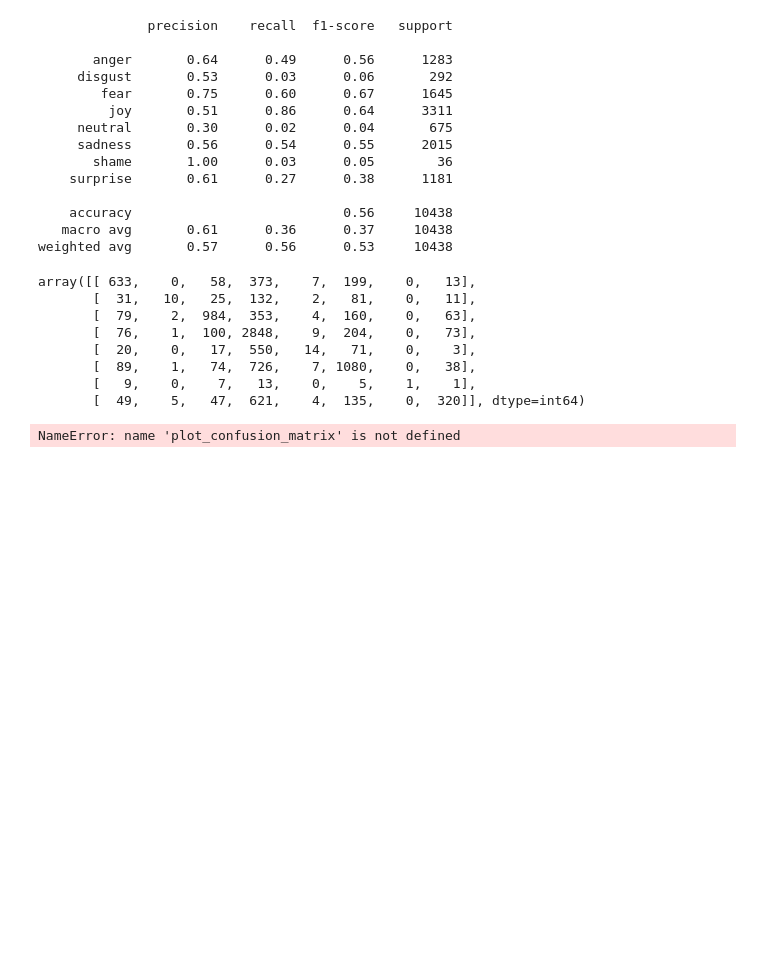
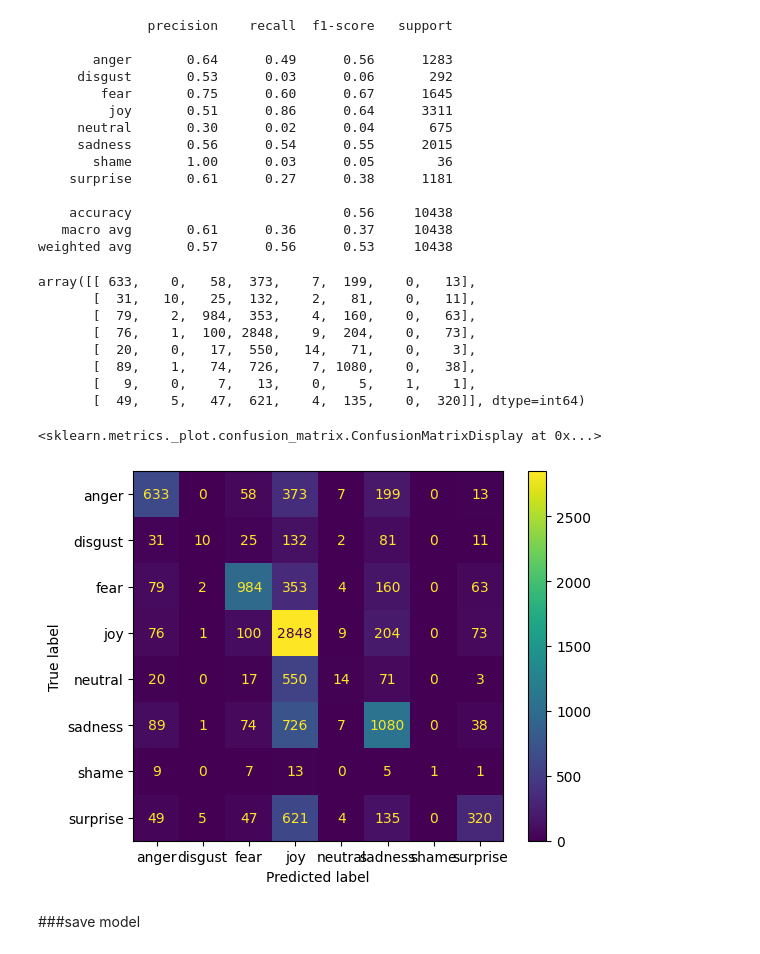
Before and after one commit to pooja080499/Emotion-Detection-ML, a Jupyter notebook: nootbooks/emotion_detection.ipynb, the cells around one changed output. Cells and saved outputs as stored; diff of their text form; code cells hidden in the pictures; blank space fills up the shorter version.

Commit message:
saved the model

```diff
--- a/nootbooks/emotion_detection.ipynb
+++ b/nootbooks/emotion_detection.ipynb
@@ -505,7 +505,15 @@ array([[ 633,    0,   58,  373,    7,  199,    0,   13],
        [   9,    0,    7,   13,    0,    5,    1,    1],
        [  49,    5,   47,  621,    4,  135,    0,  320]], dtype=int64)
 # %%
-# plot Confusion matrix
-plot_confusion_matrix(nv_model,X_test,y_test)
+from sklearn.metrics import ConfusionMatrixDisplay
+
+# Assuming you have a trained model `nv_model` and test data `X_test`, `y_test`
+y_pred = nv_model.predict(X_test)
+
+# Display confusion matrix
+ConfusionMatrixDisplay.from_estimator(nv_model, X_test, y_test)
 # %% [output]
-NameError: name 'plot_confusion_matrix' is not defined
+<sklearn.metrics._plot.confusion_matrix.ConfusionMatrixDisplay at 0x...>
+[figure, added]
+# %% [markdown]
+###save  model
```
Also changed, not shown: parts of 2 cells of this notebook.
